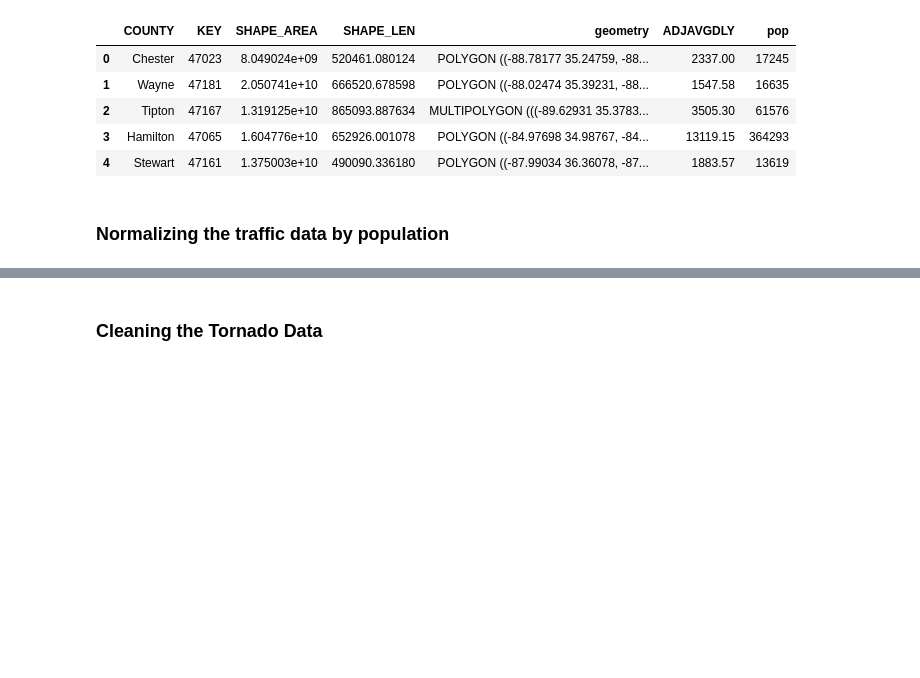
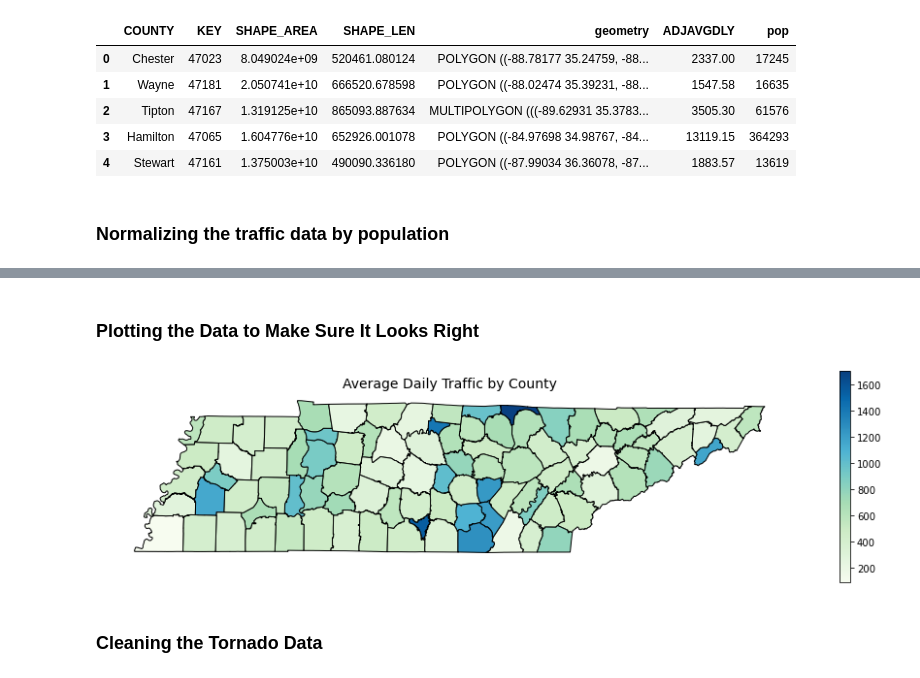
Before and after one commit to BrandonM471998/Capstone, a Jupyter notebook: notebooks/tornado-and-traffic-data-project.ipynb, the cells around one changed output, grey strips where cells are left out. Saved outputs shown, nothing was run; the diff lists cells and outputs as text; code cells hidden in the pictures; blank space fills up the shorter version.

```diff
--- a/notebooks/tornado-and-traffic-data-project.ipynb
+++ b/notebooks/tornado-and-traffic-data-project.ipynb
@@ -378,3 +378,6 @@ traffic_pop_geo.head()
 | 4 | Stewart | 47161 | 1.375003e+10 | 490090.336180 | POLYGON ((-87.99034 36.36078, -87... | 1883.57 | 13619 |
 # %% [markdown]
 ### Normalizing the traffic data by population
+# %%
+traffic_pop_geo['norm_avgdly'] = traffic_pop_geo['ADJAVGDLY']/traffic_pop_geo['pop']*5000
+traffic_pop_geo['norm_avgdly'] = traffic_pop_geo['norm_avgdly'].round(decimals = 2)
@@ -381,3 +395,16 @@ traffic_pop_geo.head()
+# %% [markdown]
+### Plotting the Data to Make Sure It Looks Right
+# %%
+fig, ax = plt.subplots(figsize=(16,4))
+traffic_pop_geo.plot(column = 'norm_avgdly',
+              cmap = 'GnBu',
+              edgecolor = 'black',
+              legend = True,
+              ax = ax)
+plt.title('Average Daily Traffic by County', fontsize = 14)
+ax.axis('off');
+# %% [output]
+[figure, added]
 # %% [markdown]
 ### Cleaning the Tornado Data
 # %%
```
Also changed, not shown: parts of 9 cells of this notebook.
